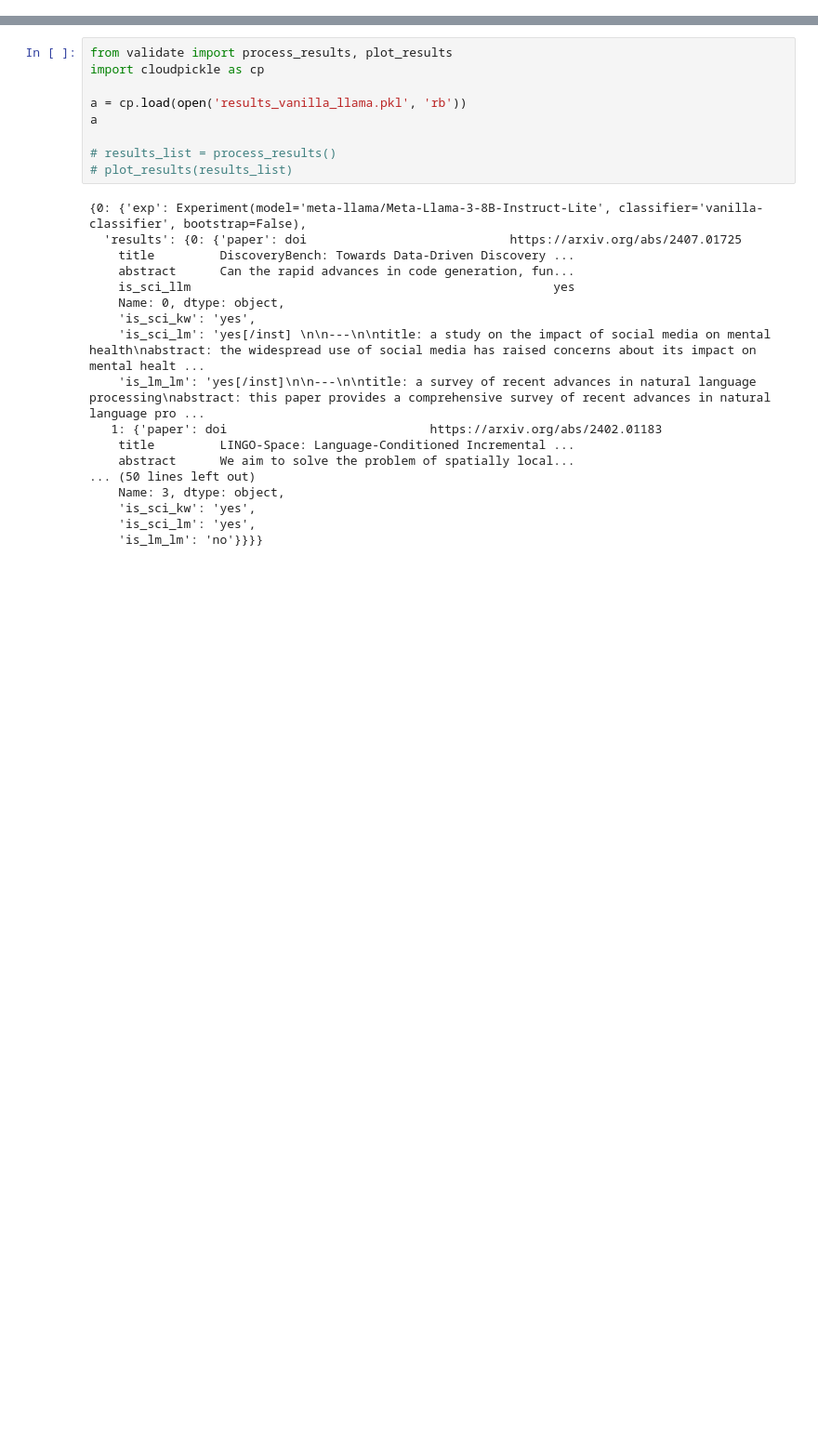
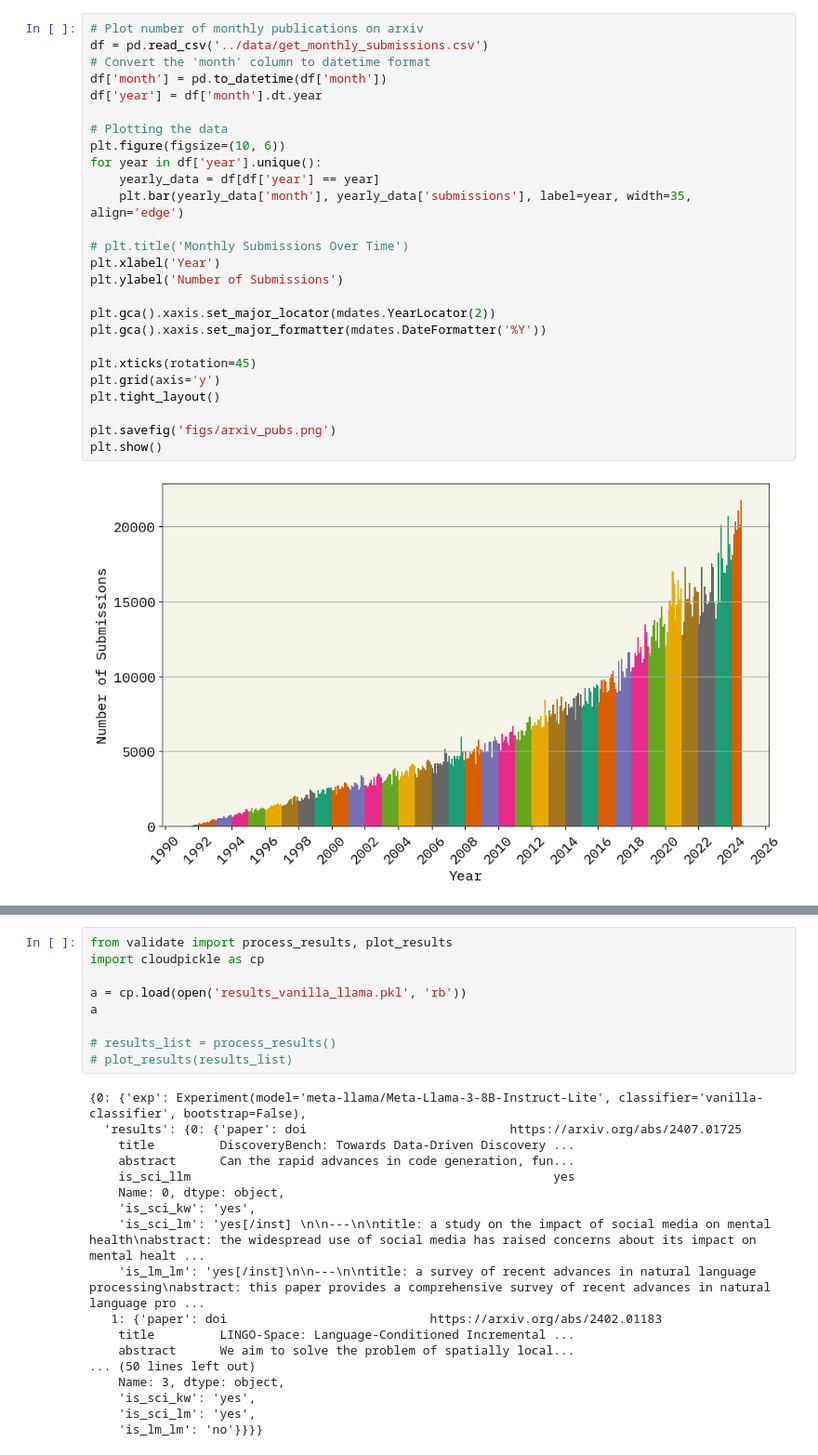
Before and after one commit to maykcaldas/ArxivParser, a Jupyter notebook: experiments/plot.ipynb, the cells around one changed output, grey strips where cells are left out. Shown: that part at 93% size. Drawn from its saved outputs; the diff is of its cells as text; blank space fills up the shorter version.

```diff
--- a/experiments/plot.ipynb
+++ b/experiments/plot.ipynb
@@ -1 +31,29 @@
+# %%
+# Plot number of monthly publications on arxiv
+df = pd.read_csv('../data/get_monthly_submissions.csv')
+# Convert the 'month' column to datetime format
+df['month'] = pd.to_datetime(df['month'])
+df['year'] = df['month'].dt.year
+
+# Plotting the data
+plt.figure(figsize=(10, 6))
+for year in df['year'].unique():
+    yearly_data = df[df['year'] == year]
+    plt.bar(yearly_data['month'], yearly_data['submissions'], label=year, width=35, align='edge')
+
+# plt.title('Monthly Submissions Over Time')
+plt.xlabel('Year')
+plt.ylabel('Number of Submissions')
+
+plt.gca().xaxis.set_major_locator(mdates.YearLocator(2))
+plt.gca().xaxis.set_major_formatter(mdates.DateFormatter('%Y'))
+
+plt.xticks(rotation=45)
+plt.grid(axis='y')
+plt.tight_layout()
+
+plt.savefig('figs/arxiv_pubs.png')
+plt.show()
+# %% [output]
+[figure, added]
 # %%
```
Also changed, not shown: parts of 3 cells of this notebook, 3 other files.
